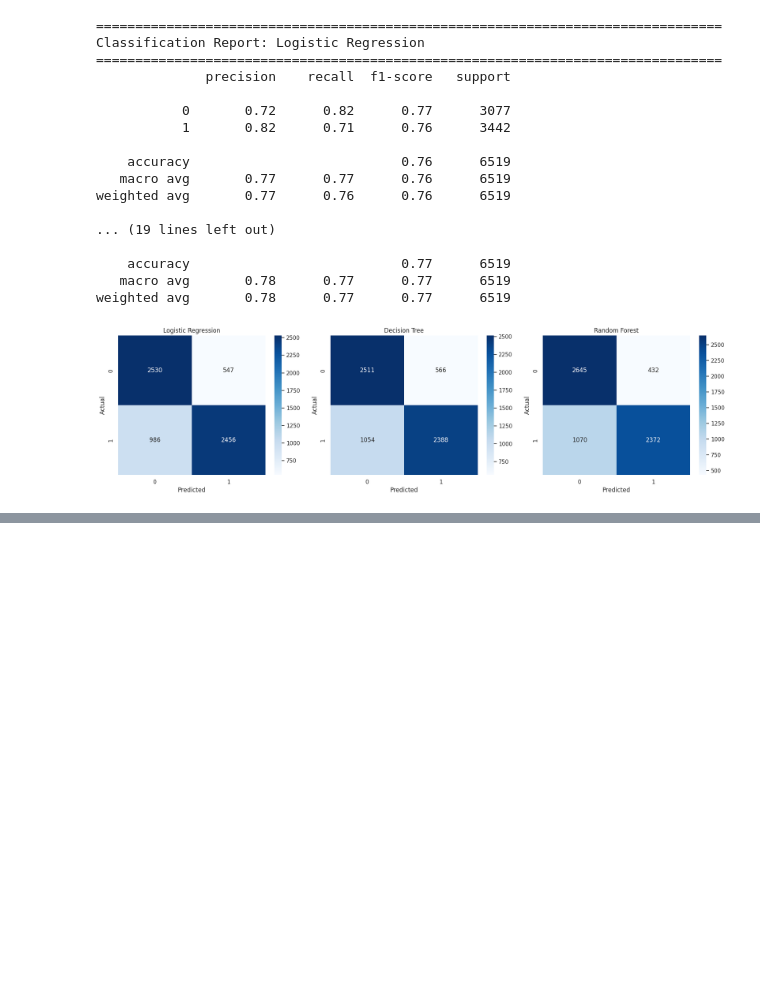
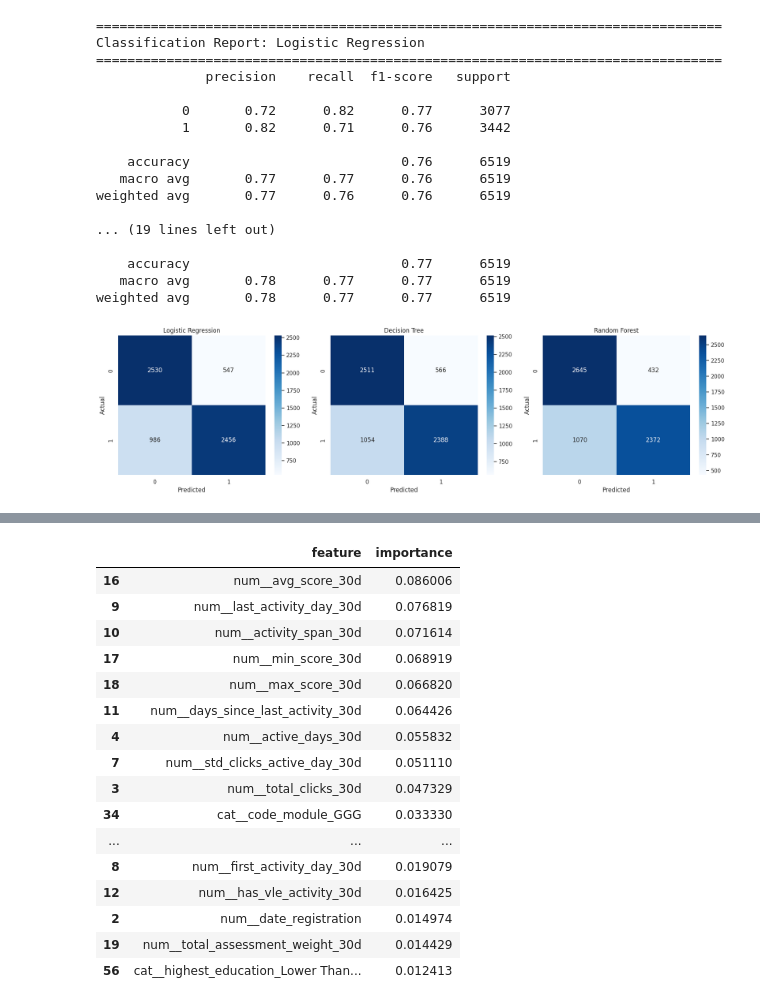
Before and after one commit to futabarentarou/potential-pathway-index, a Jupyter notebook: notebooks/04_modeling_at_risk_misalignment.ipynb, the cells around one changed output, grey strips where cells are left out. Cells and saved outputs as stored; diff of their text form; code cells hidden in the pictures; blank space fills up the shorter version.

```diff
--- a/notebooks/04_modeling_at_risk_misalignment.ipynb
+++ b/notebooks/04_modeling_at_risk_misalignment.ipynb
@@ -422,0 +498,32 @@ plt.show()
+# %%
+random_forest_model = trained_models["Random Forest"].named_steps["model"]
+
+random_forest_importance = pd.DataFrame({
+    "feature": transformed_feature_names,
+    "importance": random_forest_model.feature_importances_
+})
+
+random_forest_importance = random_forest_importance.sort_values(
+    by="importance",
+    ascending=False
+)
+
+random_forest_importance.head(20)
+# %% [output]
+|  | feature | importance |
+| 16 | num__avg_score_30d | 0.086006 |
+| 9 | num__last_activity_day_30d | 0.076819 |
+| 10 | num__activity_span_30d | 0.071614 |
+| 17 | num__min_score_30d | 0.068919 |
+| 18 | num__max_score_30d | 0.066820 |
+| 11 | num__days_since_last_activity_30d | 0.064426 |
+| 4 | num__active_days_30d | 0.055832 |
+| 7 | num__std_clicks_active_day_30d | 0.051110 |
+| 3 | num__total_clicks_30d | 0.047329 |
+| 34 | cat__code_module_GGG | 0.033330 |
+| ... | ... | ... |
+| 8 | num__first_activity_day_30d | 0.019079 |
+| 12 | num__has_vle_activity_30d | 0.016425 |
+| 2 | num__date_registration | 0.014974 |
+| 19 | num__total_assessment_weight_30d | 0.014429 |
+| 56 | cat__highest_education_Lower Than... | 0.012413 |
```
Also changed, not shown: parts of 8 cells of this notebook.
